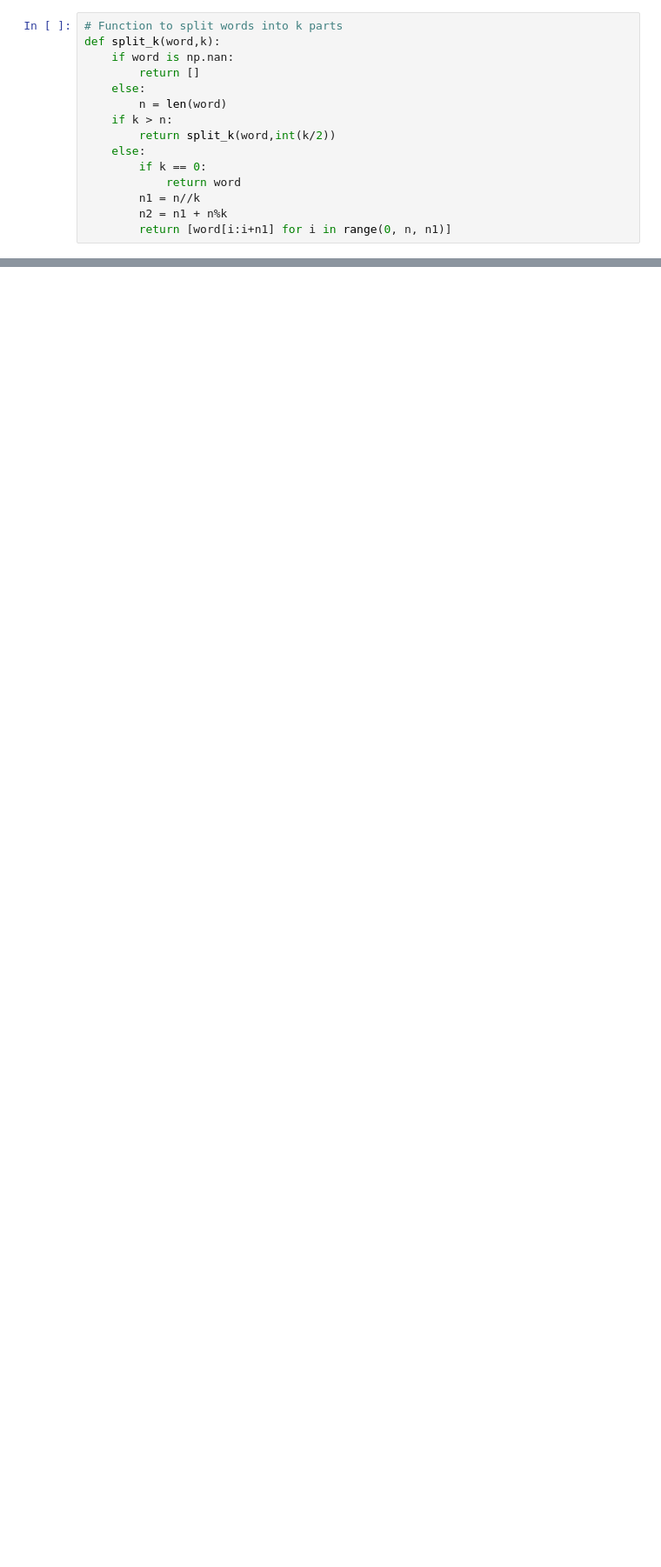
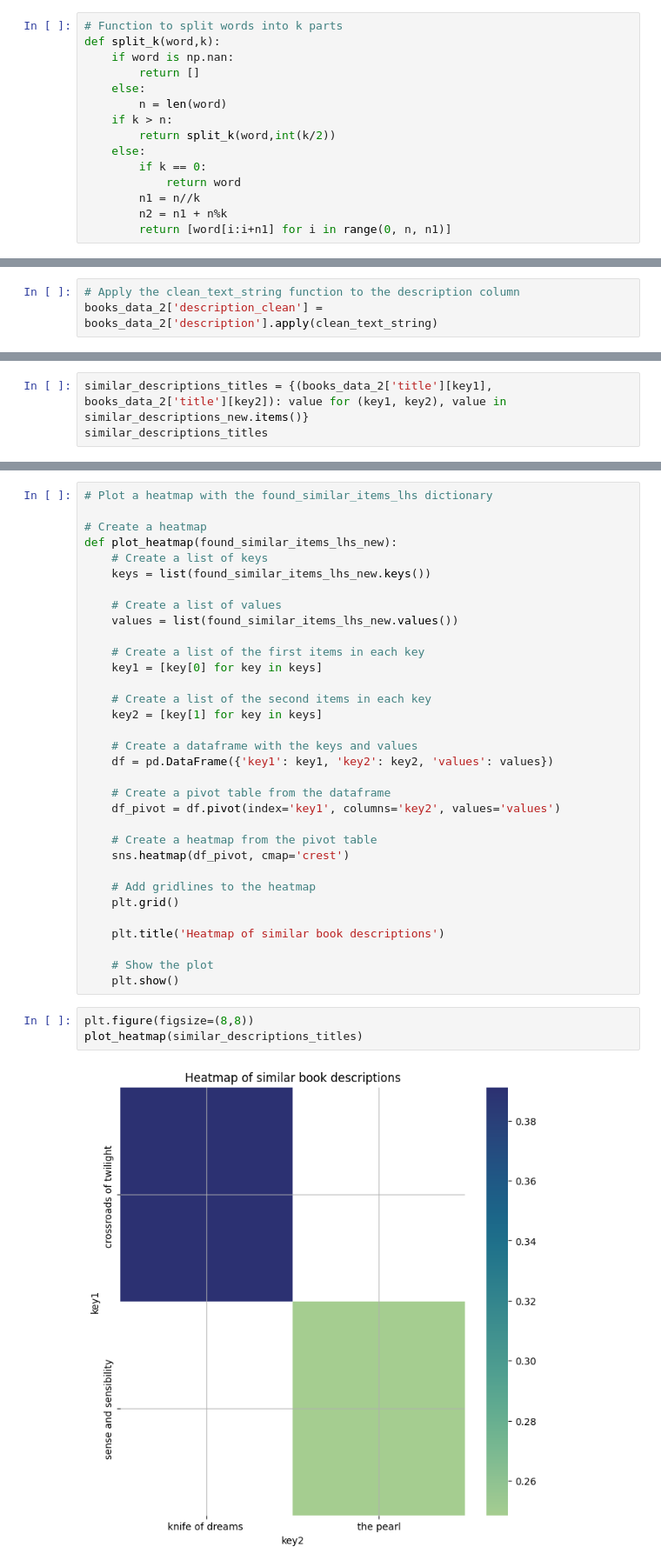
Before and after one commit to s185231/02808_CompTools, a Jupyter notebook: Combined_Notebook.ipynb, the cells around one changed output, grey strips where cells are left out. Shown at 87% size. Drawn from its saved outputs; the diff is of its cells as text; blank space fills up the shorter version.

```diff
--- a/Combined_Notebook.ipynb
+++ b/Combined_Notebook.ipynb
@@ -310,0 +754,3 @@ for (title1, title2), score in found_similar_items_with_lsh.items():
+# %%
+# Apply the clean_text_string function to the description column
+books_data_2['description_clean'] = books_data_2['description'].apply(clean_text_string)
@@ -310,0 +814,3 @@ for (title1, title2), score in found_similar_items_with_lsh.items():
+# %%
+similar_descriptions_titles = {(books_data_2['title'][key1], books_data_2['title'][key2]): value for (key1, key2), value in similar_descriptions_new.items()}
+similar_descriptions_titles
@@ -310,0 +820,38 @@ for (title1, title2), score in found_similar_items_with_lsh.items():
+# %%
+# Plot a heatmap with the found_similar_items_lhs dictionary
+
+# Create a heatmap
+def plot_heatmap(found_similar_items_lhs_new):
+    # Create a list of keys
+    keys = list(found_similar_items_lhs_new.keys())
+
+    # Create a list of values
+    values = list(found_similar_items_lhs_new.values())
+
+    # Create a list of the first items in each key
+    key1 = [key[0] for key in keys]
+
+    # Create a list of the second items in each key
+    key2 = [key[1] for key in keys]
+
+    # Create a dataframe with the keys and values
+    df = pd.DataFrame({'key1': key1, 'key2': key2, 'values': values})
+
+    # Create a pivot table from the dataframe
+    df_pivot = df.pivot(index='key1', columns='key2', values='values')
+
+    # Create a heatmap from the pivot table
+    sns.heatmap(df_pivot, cmap='crest')
+
+    # Add gridlines to the heatmap
+    plt.grid()
+
+    plt.title('Heatmap of similar book descriptions')
+
+    # Show the plot
+    plt.show()
+# %%
+plt.figure(figsize=(8,8))
+plot_heatmap(similar_descriptions_titles)
+# %% [output]
+[figure, added]
```
Also changed, not shown: parts of 88 cells of this notebook.
